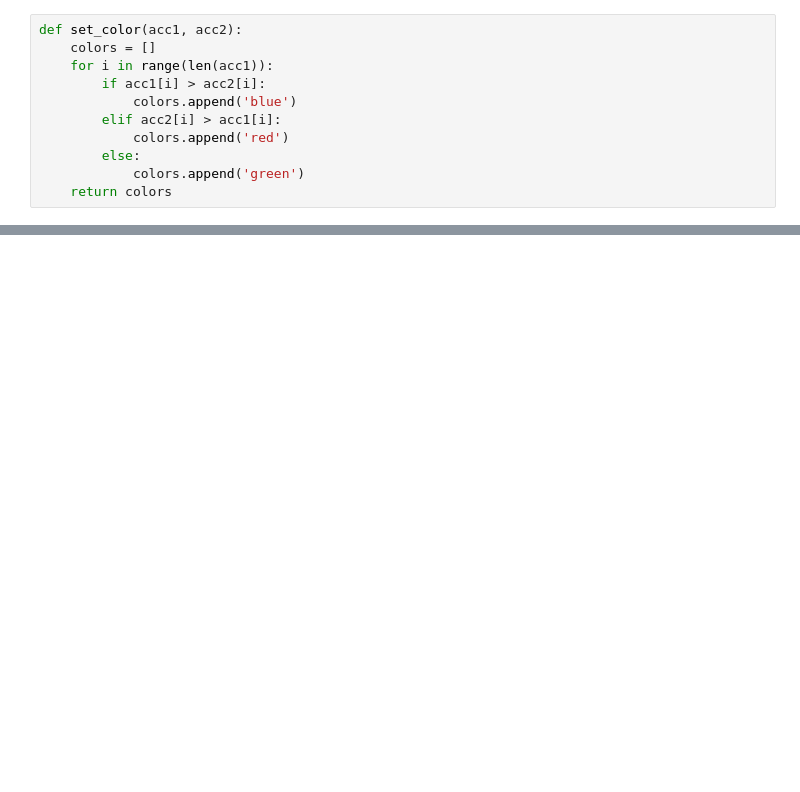
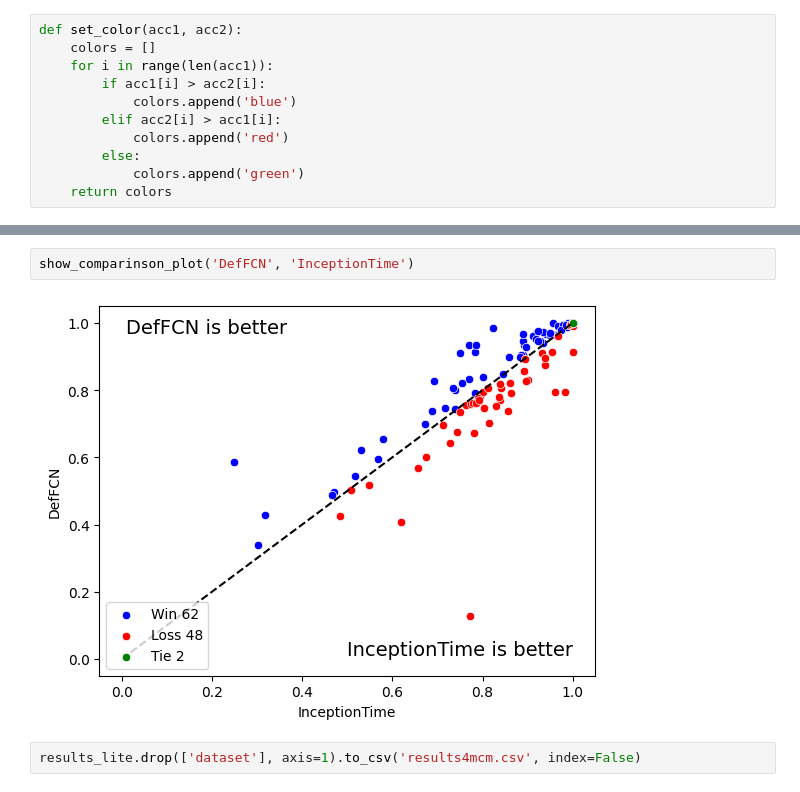
Before and after one commit to jose-gilberto/defconv_time_series, a Jupyter notebook: notebooks/subsets_results.ipynb, the cells around one changed output, grey strips where cells are left out. Cells and saved outputs as stored; diff of their text form; blank space fills up the shorter version.

```diff
--- a/notebooks/subsets_results.ipynb
+++ b/notebooks/subsets_results.ipynb
@@ -134,0 +122,6 @@ fcn_results.groupby(by=['dataset'], as_index=False).mean9
+# %%
+show_comparinson_plot('DefFCN', 'InceptionTime')
+# %% [output]
+[figure, added]
+# %%
+results_lite.drop(['dataset'], axis=1).to_csv('results4mcm.csv', index=False)
```
Also changed, not shown: parts of 13 cells of this notebook, 12 other files.
